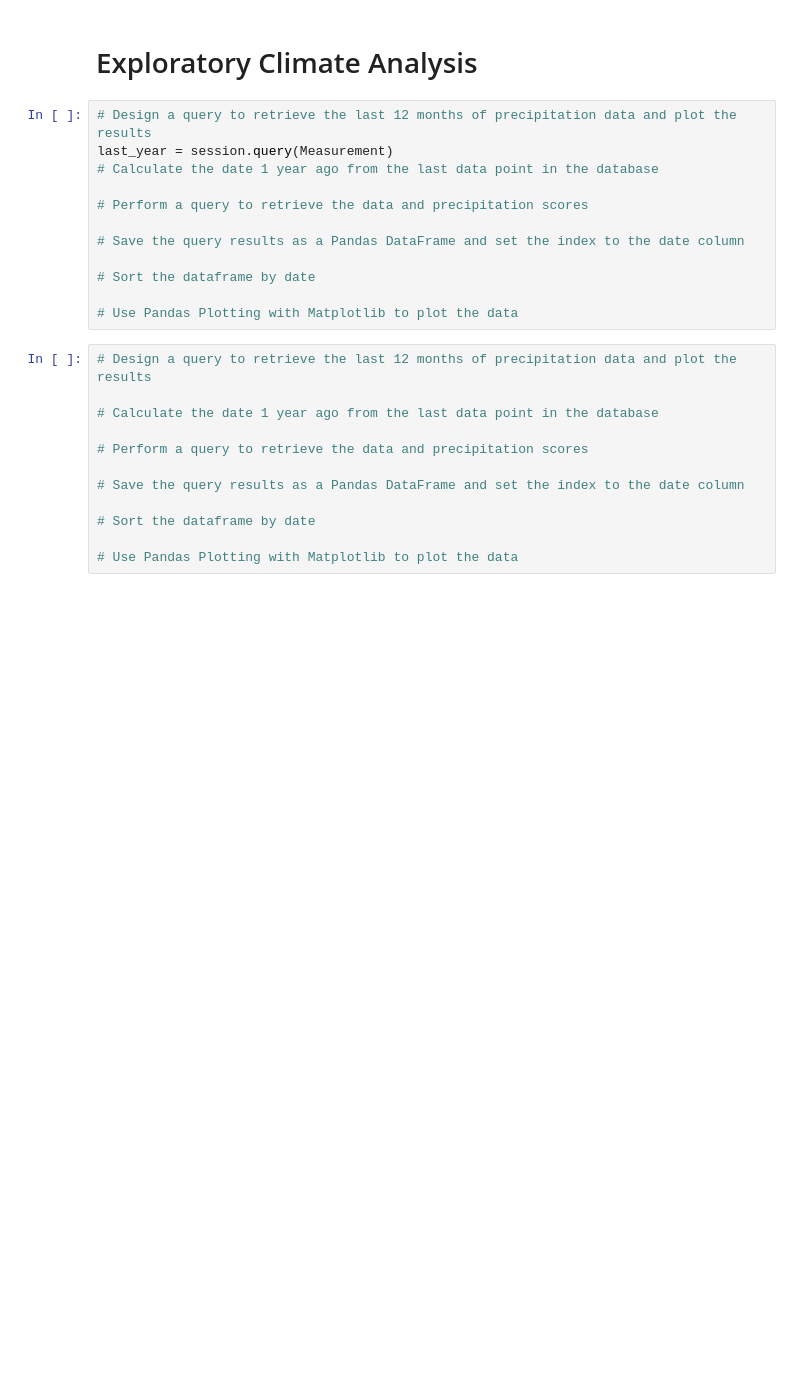
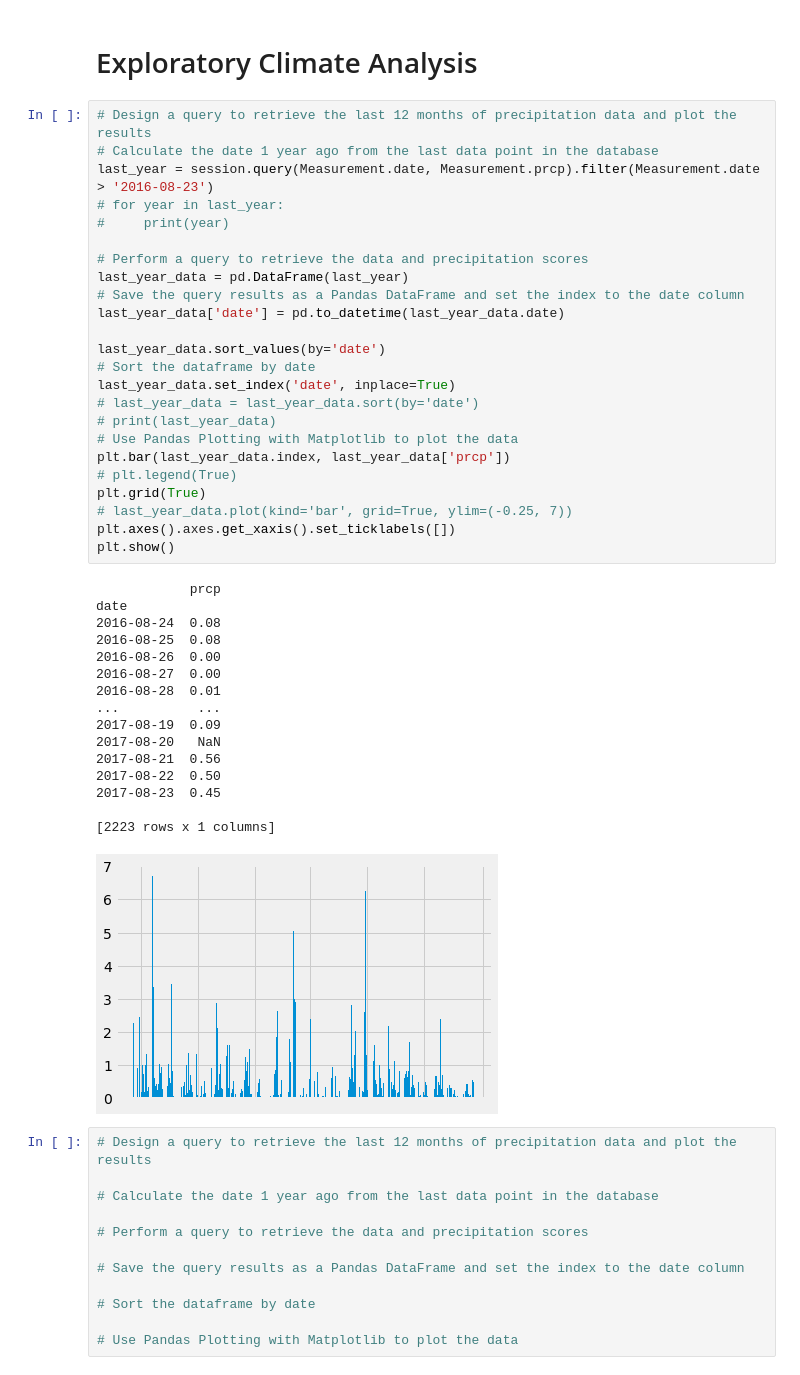
Before and after one commit to jeffreyb92/sqlalchemy-challenge, a Jupyter notebook: climate_starter.ipynb, the cells around one changed output. Drawn from its saved outputs; the diff is of its cells as text; blank space fills up the shorter version.

Commit message:
almost got first chart completed

```diff
--- a/climate_starter.ipynb
+++ b/climate_starter.ipynb
@@ -39,16 +51,45 @@ session = Session(engine)
 # Exploratory Climate Analysis
 # %%
 # Design a query to retrieve the last 12 months of precipitation data and plot the results
-last_year = session.query(Measurement)
 # Calculate the date 1 year ago from the last data point in the database
+last_year = session.query(Measurement.date, Measurement.prcp).filter(Measurement.date > '2016-08-23')
+# for year in last_year:
+#     print(year)
 
 # Perform a query to retrieve the data and precipitation scores
+last_year_data = pd.DataFrame(last_year)
+# Save the query results as a Pandas DataFrame and set the index to the date column
+last_year_data['date'] = pd.to_datetime(last_year_data.date)
 
-# Save the query results as a Pandas DataFrame and set the index to the date column
-
+last_year_data.sort_values(by='date')
 # Sort the dataframe by date
-
+last_year_data.set_index('date', inplace=True)
+# last_year_data = last_year_data.sort(by='date')
+# print(last_year_data)
 # Use Pandas Plotting with Matplotlib to plot the data
+plt.bar(last_year_data.index, last_year_data['prcp'])
+# plt.legend(True)
+plt.grid(True)
+# last_year_data.plot(kind='bar', grid=True, ylim=(-0.25, 7))
+plt.axes().axes.get_xaxis().set_ticklabels([])
+plt.show()
+# %% [output]
+            prcp
+date
+2016-08-24  0.08
+2016-08-25  0.08
+2016-08-26  0.00
+2016-08-27  0.00
+2016-08-28  0.01
+...          ...
+2017-08-19  0.09
+2017-08-20   NaN
+2017-08-21  0.56
+2017-08-22  0.50
+2017-08-23  0.45
+
+[2223 rows x 1 columns]
+[figure, added]
 # %%
 # Design a query to retrieve the last 12 months of precipitation data and plot the results
 
```
Also changed, not shown: parts of 2 cells of this notebook.
